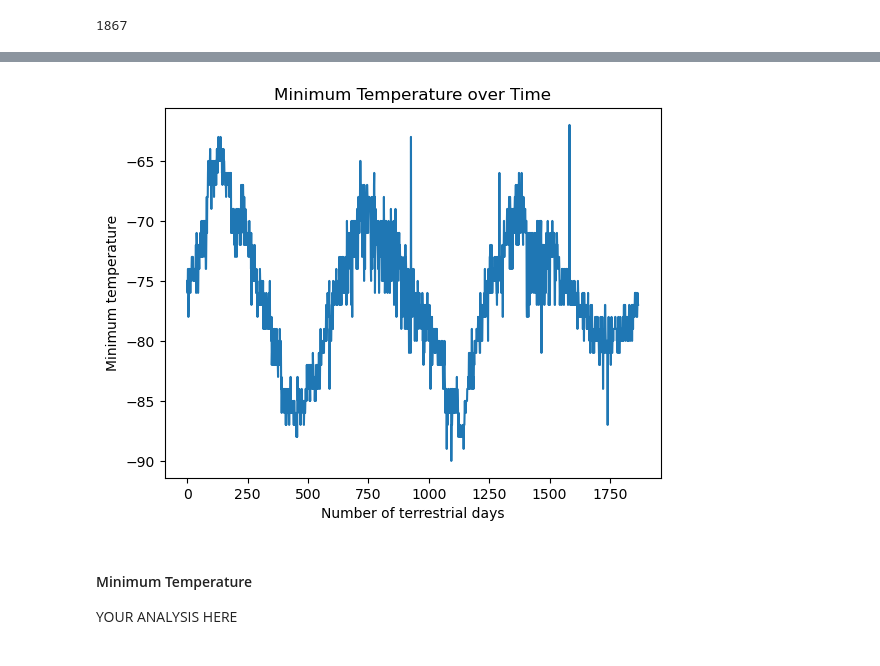
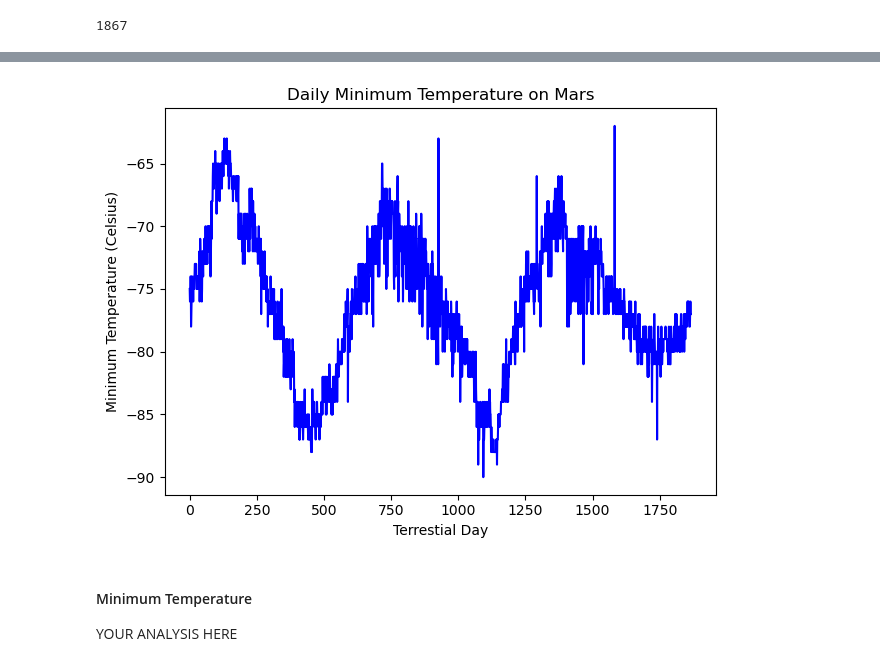
Before and after one commit to Jagar513/Mars-Weather-Challenge, a Jupyter notebook: part_2_mars_weather.ipynb, the cells around one changed output, grey strips where cells are left out. Drawn from its saved outputs; the diff is of its cells as text; code cells hidden in the pictures.

Commit message:
Completed part_2_mars_weather.ipynb and added mars_data.csv

```diff
--- a/part_2_mars_weather.ipynb
+++ b/part_2_mars_weather.ipynb
@@ -72,13 +72,20 @@ new_table = []
 for row in all_rows:
     # Extract the data from each row
     data = row.find_all('td')
+    id = data[0].text
+    terrestial_date = data[1].text
+    sol = data[2].text
+    ls = data[3].text
+    month = data[4].text
+    min_temp = data[5].text
+    pressure = data[6].text
     # Create a list of the data
-    row = [data[0].text, data[1].text]
+    row = [id, terrestial_date, sol, ls, month, min_temp, pressure]
     # Append the data to the new_table list
     new_table.append(row)
 # %%
 # Create a Pandas DataFrame by using the list of rows and a list of the column names
-new_table_df = pd.DataFrame(new_table, columns=['Description', 'Value'])
+new_table_df = pd.DataFrame(new_table, columns=['id', 'terrestrial_date', 'sol', 'ls', 'month', 'min_temp', 'pressure'])
 # %%
 # Confirm DataFrame was created successfully
 new_table_df.head()
@@ -111,2 +117,11 @@ dtype: object
+# %%
+# Change data types for data analysis
+new_table_df['id'] = new_table_df['id'].astype(int)
+new_table_df['terrestrial_date'] = pd.to_datetime(new_table_df['terrestrial_date'])
+new_table_df['sol'] = new_table_df['sol'].astype(int)
+new_table_df['ls'] = new_table_df['ls'].astype(float)
+new_table_df['month'] = new_table_df['month'].astype(int)
+new_table_df['min_temp'] = new_table_df['min_temp'].astype(float)
+new_table_df['pressure'] = new_table_df['pressure'].astype(float)
 # %%
 # Confirm type changes were successful by examining data types again
@@ -196,8 +275,15 @@ Name: pressure, dtype: float64
 # %%
 # 5. How many terrestrial (Earth) days are there in a Martian year?
 # Visually estimate the result by plotting the daily minimum temperature of each observation in the data set.
+days_in_martian_year = range(len(new_table_df))
+plt.plot(days_in_martian_year, new_table_df['min_temp'], color='blue')
+plt.title('Daily Minimum Temperature on Mars')
+plt.xlabel('Terrestial Day')
+plt.ylabel('Minimum Temperature (Celsius)')
+plt.tight_layout()
+plt.show()
 # %% [output]
-[figure, old version]
+[figure, new version]
 # %% [markdown]
 #### Minimum Temperature
 
```
Also changed, not shown: parts of 17 cells of this notebook, 1 other file.
